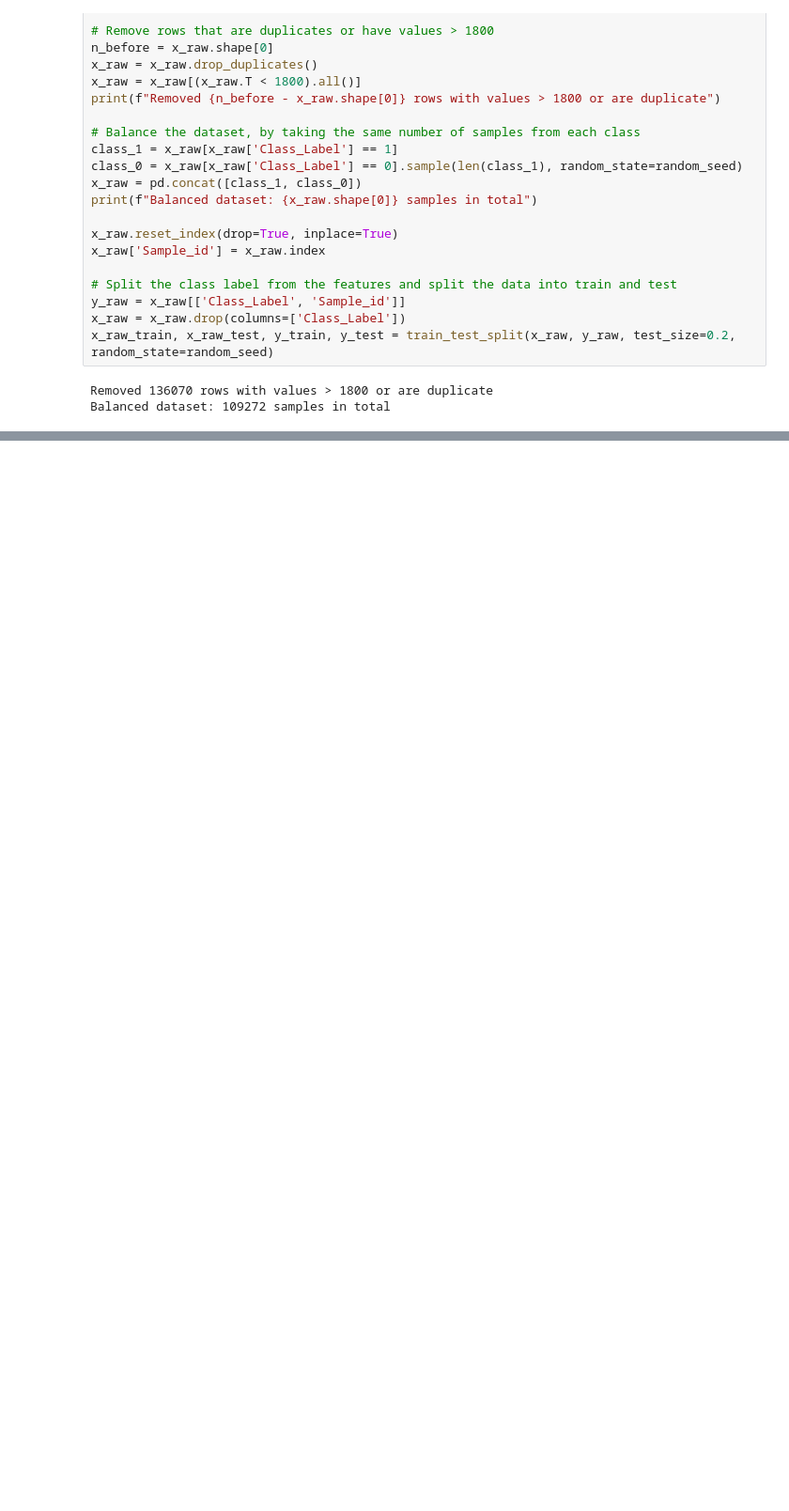
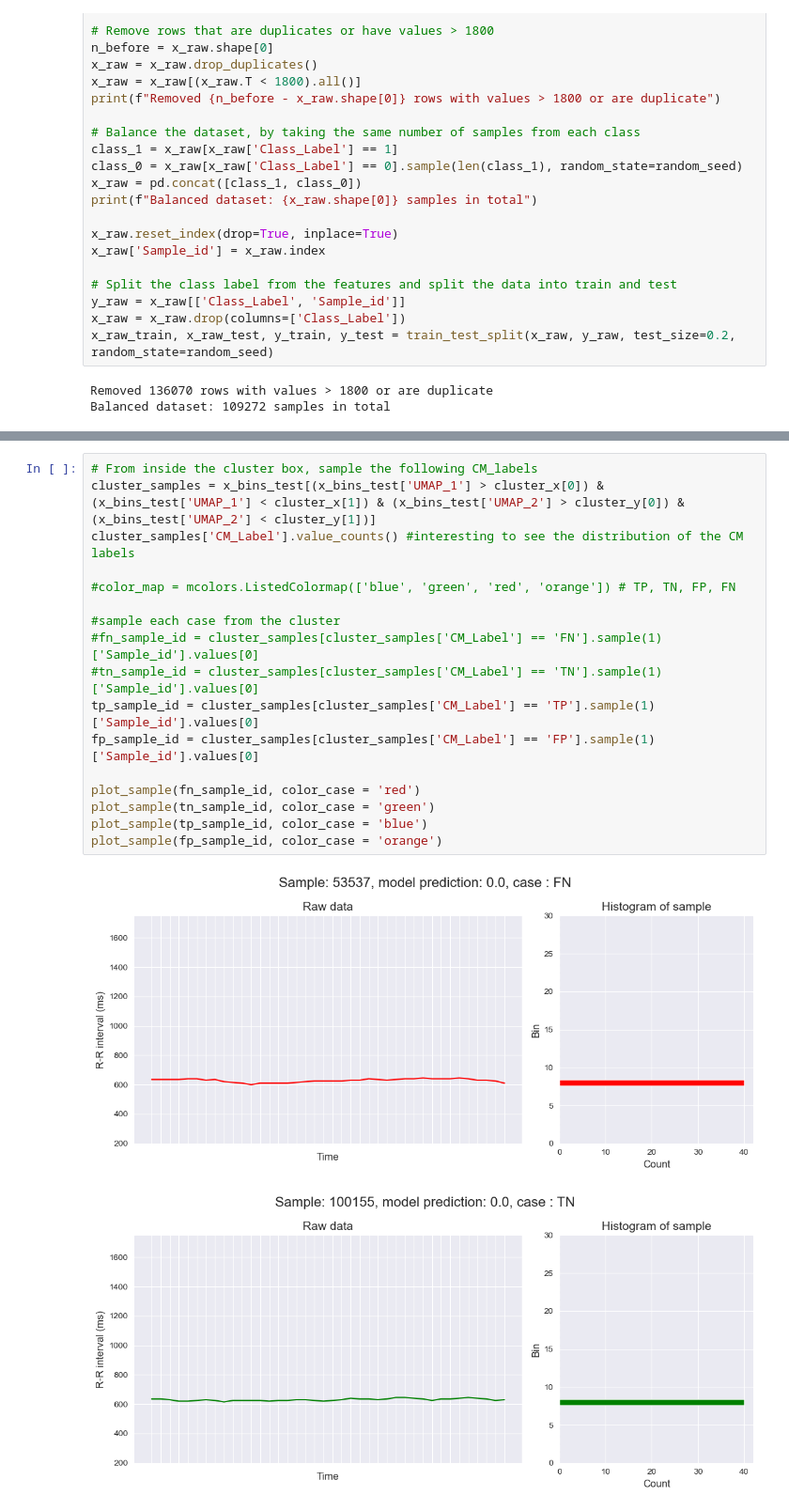
Before and after one commit to gijsdesmit/XAI_project, a Jupyter notebook: Dimensionality_reduction_pipeline.ipynb, the cells around one changed output, grey strips where cells are left out. Shown: that part at 94% size. Cells and saved outputs as stored; diff of their text form; blank space fills up the shorter version.

```diff
--- a/Dimensionality_reduction_pipeline.ipynb
+++ b/Dimensionality_reduction_pipeline.ipynb
@@ -98,0 +181,20 @@ Accuracy: 0.953, F1: 0.9531
+# %%
+# From inside the cluster box, sample the following CM_labels
+cluster_samples = x_bins_test[(x_bins_test['UMAP_1'] > cluster_x[0]) & (x_bins_test['UMAP_1'] < cluster_x[1]) & (x_bins_test['UMAP_2'] > cluster_y[0]) & (x_bins_test['UMAP_2'] < cluster_y[1])]
+cluster_samples['CM_Label'].value_counts() #interesting to see the distribution of the CM labels
+
+#color_map = mcolors.ListedColormap(['blue', 'green', 'red', 'orange']) # TP, TN, FP, FN
+
+#sample each case from the cluster
+#fn_sample_id = cluster_samples[cluster_samples['CM_Label'] == 'FN'].sample(1)['Sample_id'].values[0]
+#tn_sample_id = cluster_samples[cluster_samples['CM_Label'] == 'TN'].sample(1)['Sample_id'].values[0]
+tp_sample_id = cluster_samples[cluster_samples['CM_Label'] == 'TP'].sample(1)['Sample_id'].values[0]
+fp_sample_id = cluster_samples[cluster_samples['CM_Label'] == 'FP'].sample(1)['Sample_id'].values[0]
+
+plot_sample(fn_sample_id, color_case = 'red')
+plot_sample(tn_sample_id, color_case = 'green')
+plot_sample(tp_sample_id, color_case = 'blue')
+plot_sample(fp_sample_id, color_case = 'orange')
+# %% [output]
+[figure, added]
+[figure, added]
```
Also changed, not shown: parts of 9 cells of this notebook, 1 other file.
